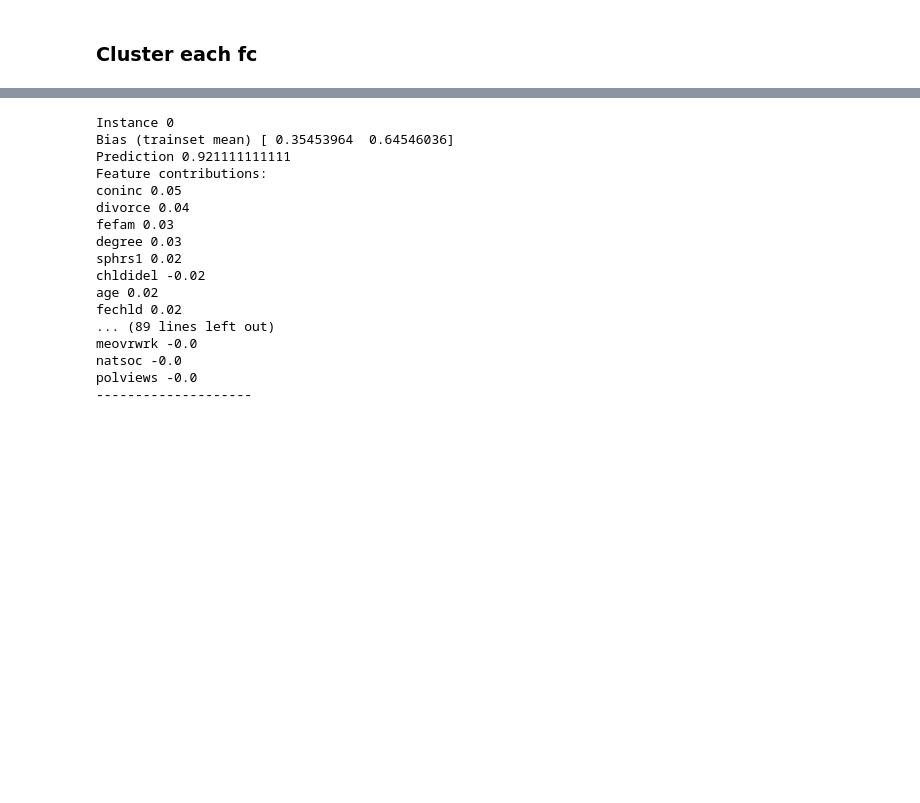
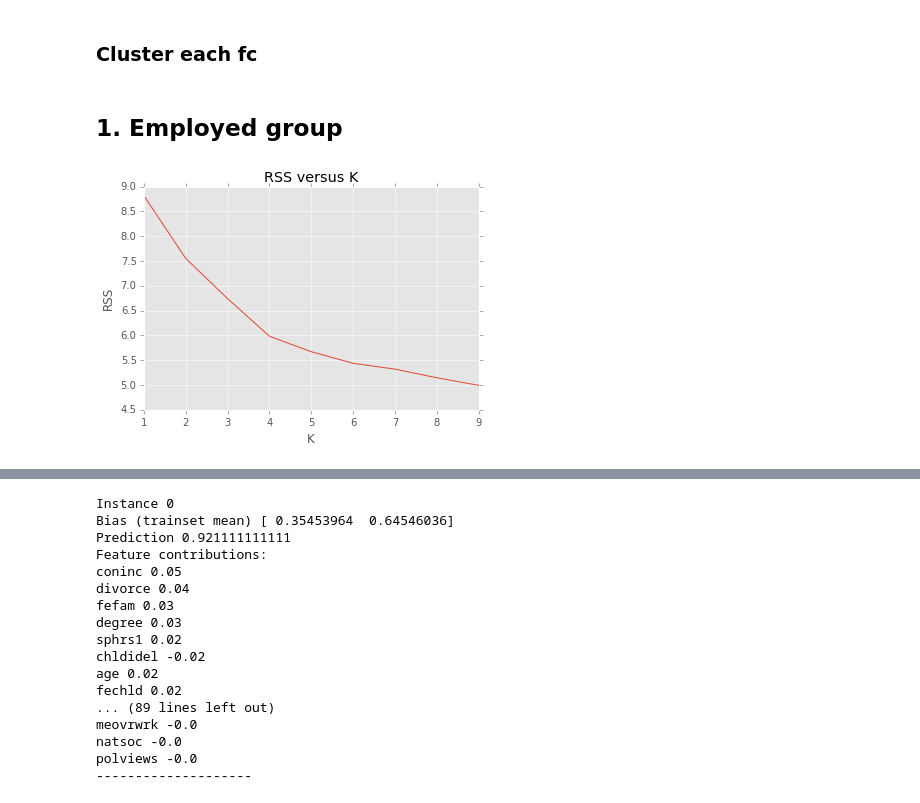
Before and after one commit to banjopickin/women_workforce, a Jupyter notebook: grid_fc.ipynb, the cells around one changed output, grey strips where cells are left out. Cells and saved outputs as stored; diff of their text form; code cells hidden in the pictures; blank space fills up the shorter version.

Commit message:
kmeans functions

```diff
--- a/grid_fc.ipynb
+++ b/grid_fc.ipynb
@@ -167,3 +169,9 @@ fc_emp = fc_df[fc_df.employed == True].iloc[:,:-3]    # true-predicted-employed
 fc_unemp = fc_df[fc_df.employed == False].iloc[:,:-3]   # true-prediction-umployed
 # %% [markdown]
 ### Cluster each fc
+# %% [markdown]
+## 1. Employed group
+# %%
+plot_kmean(fc_emp.values,10)
+# %% [output]
+[figure, added]
```
Also changed, not shown: parts of 11 cells of this notebook, 1 other file.
